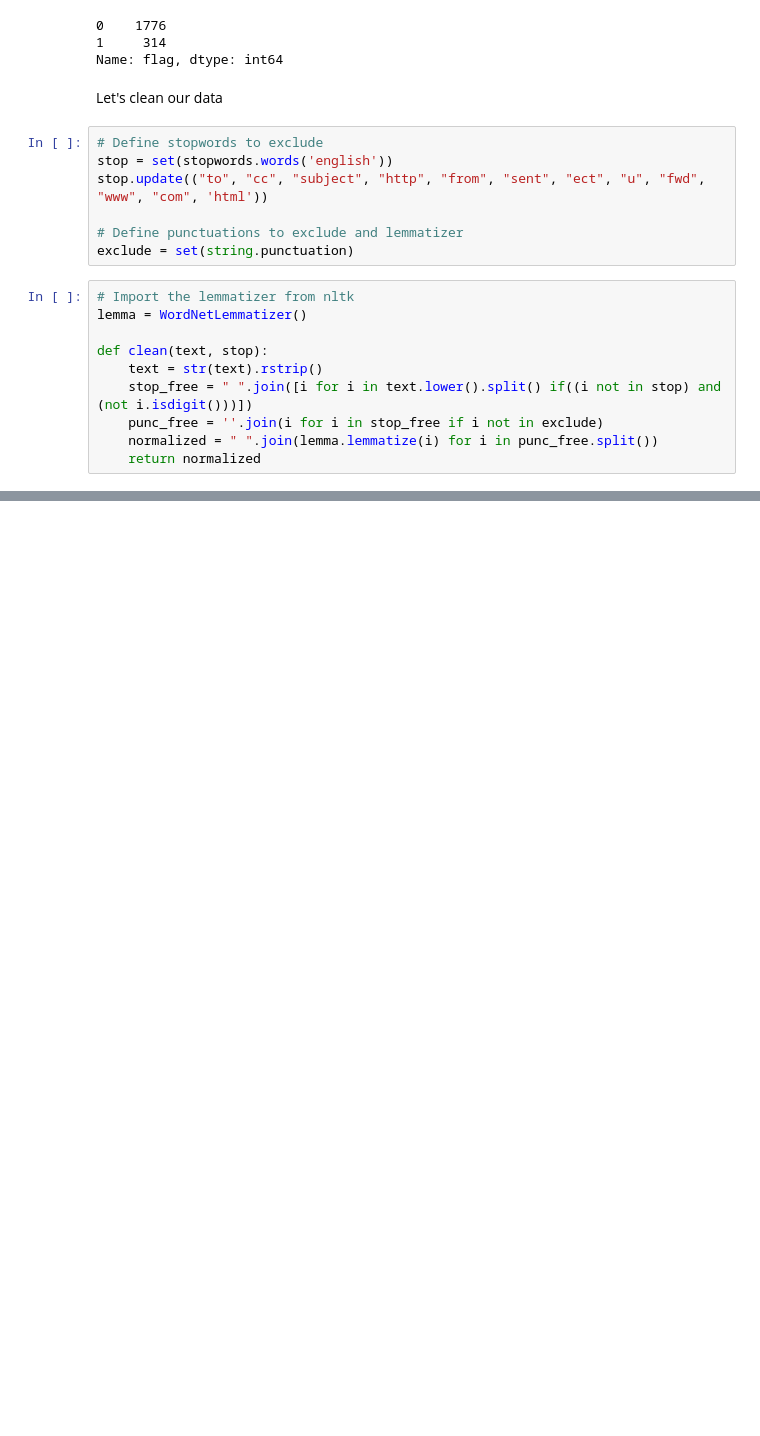
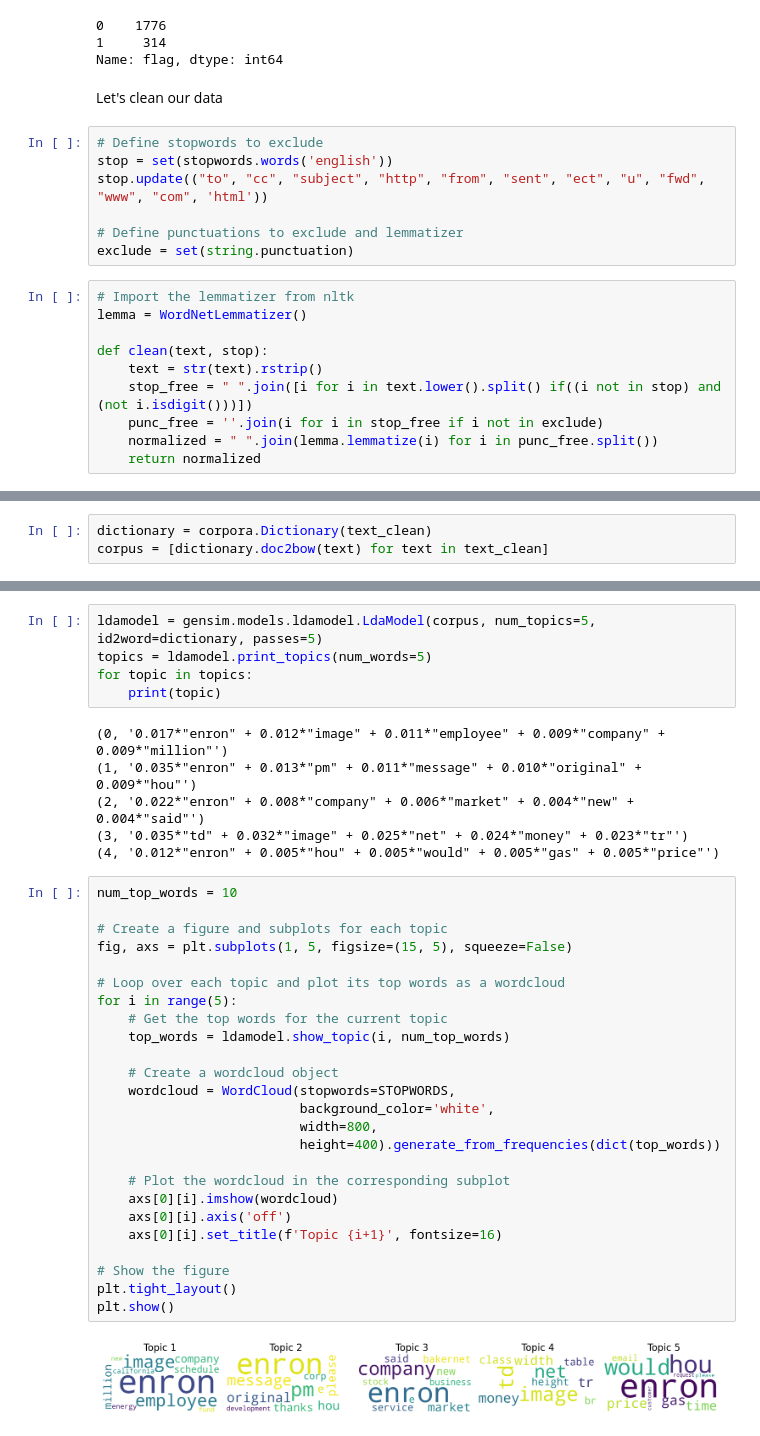
Before and after one commit to go3ku/Fraud-Detection, a Jupyter notebook: fraud_detection.ipynb, the cells around one changed output, grey strips where cells are left out. Cells and saved outputs as stored; diff of their text form; blank space fills up the shorter version.

```diff
--- a/fraud_detection.ipynb
+++ b/fraud_detection.ipynb
@@ -1119,0 +1107,3 @@ LookupError:
+# %%
+dictionary = corpora.Dictionary(text_clean)
+corpus = [dictionary.doc2bow(text) for text in text_clean]
@@ -1119,0 +1127,38 @@ LookupError:
+# %%
+ldamodel = gensim.models.ldamodel.LdaModel(corpus, num_topics=5, id2word=dictionary, passes=5)
+topics = ldamodel.print_topics(num_words=5)
+for topic in topics:
+    print(topic)
+# %% [output]
+(0, '0.017*"enron" + 0.012*"image" + 0.011*"employee" + 0.009*"company" + 0.009*"million"')
+(1, '0.035*"enron" + 0.013*"pm" + 0.011*"message" + 0.010*"original" + 0.009*"hou"')
+(2, '0.022*"enron" + 0.008*"company" + 0.006*"market" + 0.004*"new" + 0.004*"said"')
+(3, '0.035*"td" + 0.032*"image" + 0.025*"net" + 0.024*"money" + 0.023*"tr"')
+(4, '0.012*"enron" + 0.005*"hou" + 0.005*"would" + 0.005*"gas" + 0.005*"price"')
+# %%
+num_top_words = 10
+
+# Create a figure and subplots for each topic
+fig, axs = plt.subplots(1, 5, figsize=(15, 5), squeeze=False)
+
+# Loop over each topic and plot its top words as a wordcloud
+for i in range(5):
+    # Get the top words for the current topic
+    top_words = ldamodel.show_topic(i, num_top_words)
+
+    # Create a wordcloud object
+    wordcloud = WordCloud(stopwords=STOPWORDS,
+                          background_color='white',
+                          width=800,
+                          height=400).generate_from_frequencies(dict(top_words))
+
+    # Plot the wordcloud in the corresponding subplot
+    axs[0][i].imshow(wordcloud)
+    axs[0][i].axis('off')
+    axs[0][i].set_title(f'Topic {i+1}', fontsize=16)
+
+# Show the figure
+plt.tight_layout()
+plt.show()
+# %% [output]
+[figure, added]
```
Also changed, not shown: parts of 26 cells of this notebook.
